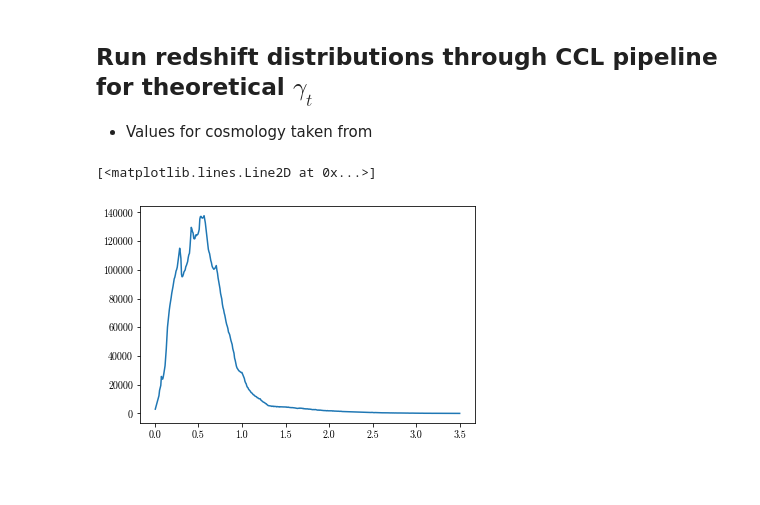
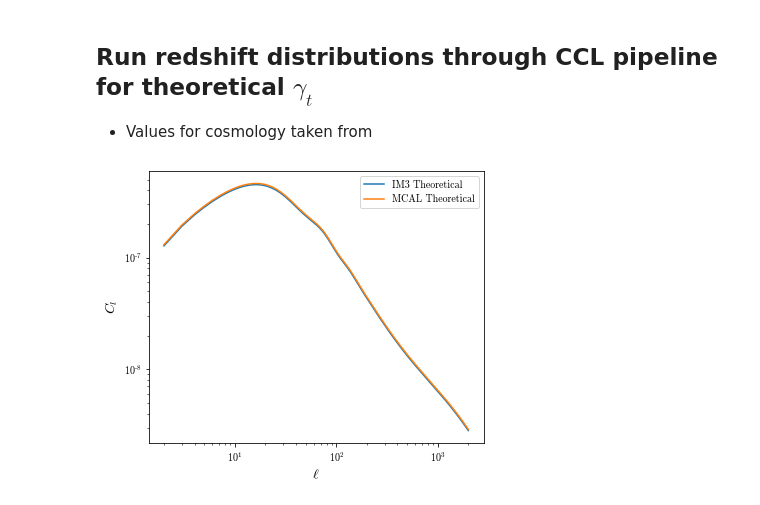
Before and after one commit to CMacM/IA-multiple-shear-estimates, a Jupyter notebook: redshift_distribution.ipynb, the cells around one changed output. Saved outputs shown, nothing was run; the diff lists cells and outputs as text; code cells hidden in the pictures; blank space fills up the shorter version.

```diff
--- a/redshift_distribution.ipynb
+++ b/redshift_distribution.ipynb
@@ -68,11 +71,11 @@ plt.savefig('effective_n(z)_comparison.png', dpi=300)
 # %%
 with fits.open(lens_file) as hdu:
     data = hdu[1].data
-    ra_l = data['RA']
-    dec_l = data['DEC']
-    w_l = data['weight']
     lens_z = data['ZREDMAGIC']
+    w_l = data['WEIGHT']
 del data
+
+lens_dndz, lens_bins = np.histogram(lens_z, bins=nbins, weights=w_l)
 
 # Define cosmology
 
@@ -84,9 +87,8 @@ mcal_dndz = mcal_counts
 im3_z = im3_bins[:-1]
 im3_dndz = im3_counts
 
-theta_range = np.linspace(2.5,250,20)
+lens_z = lens_bins[:-1]
 
-plt.plot(mcal_bins[:-1], mcal_counts)
+theta_range = np.logspace(np.log10(2.5), np.log10(250), 20)
+
+b = 1.6*np.ones([nbins])
-# %% [output]
-[<matplotlib.lines.Line2D at 0x...>]
-[figure, removed]
@@ -92,0 +99,21 @@ plt.plot(mcal_bins[:-1], mcal_counts)
+# %%
+lensTracer = ccl.NumberCountsTracer(cosmo, has_rsd=False, dndz=(lens_z, lens_dndz), bias=(lens_z, b))
+im3Tracer = ccl.WeakLensingTracer(cosmo, dndz=(im3_z,im3_dndz))
+mcalTracer = ccl.WeakLensingTracer(cosmo, dndz=(mcal_z,mcal_dndz))
+# %%
+ell = np.arange(2,2000)
+
+im3_aps = ccl.angular_cl(cosmo, lensTracer, im3Tracer, ell)
+mcal_aps = ccl.angular_cl(cosmo, lensTracer, mcalTracer, ell)
+
+plt.figure(figsize=[6,5])
+plt.plot(ell, im3_aps)
+plt.plot(ell, mcal_aps)
+plt.xscale('log')
+plt.yscale('log')
+plt.ylabel(r'$C_{l}$', fontsize=14)
+plt.xlabel(r'$\ell$', fontsize=14)
+plt.legend(['IM3 Theoretical', 'MCAL Theoretical'])
+plt.savefig('theoretical_APS.png', dpi=300)
+# %% [output]
+[figure, added]
```
Also changed, not shown: parts of 5 cells of this notebook, 6 other files.
